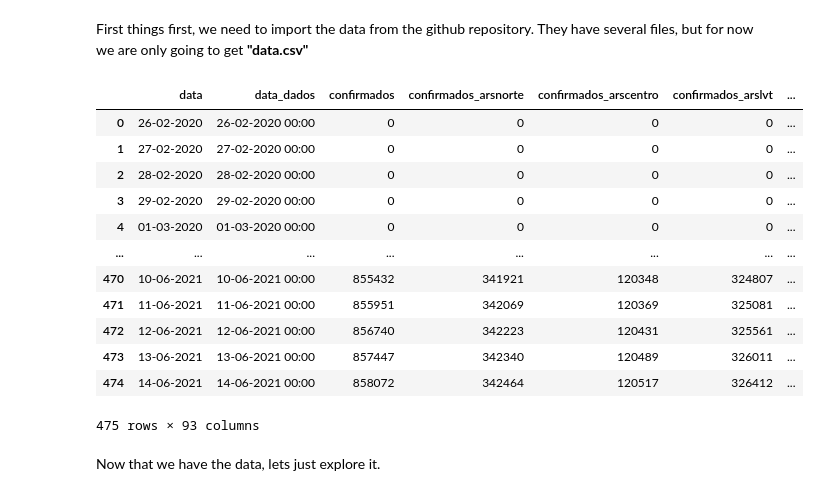
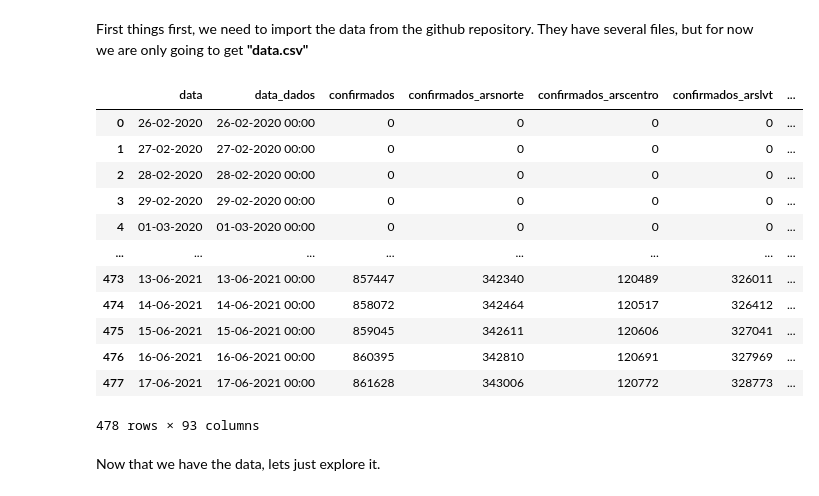
Before and after one commit to vohcolab/Covid-in-Portugal-Python-Workshop, a Jupyter notebook: Learning/Covid Portugal.ipynb, the cells around one changed output. Cells and saved outputs as stored; diff of their text form; code cells hidden in the pictures.

```diff
--- a/Learning/Covid Portugal.ipynb
+++ b/Learning/Covid Portugal.ipynb
@@ -57,21 +30,20 @@ pd.DataFrame(index = index, data = {"Founders":values})
 First things first, we need to import the data from the github repository. They have several files, but for now we are only going to get **"data.csv"**
 # %%
 covid_data = 'https://raw.githubusercontent.com/dssg-pt/covid19pt-data/master/data.csv'
-df = pd.read_csv(covid_data)
-df
+df = #...
 # %% [output]
 |  | data | data_dados | confirmados | confirmados_arsnorte | confirmados_arscentro | confirmados_arslvt | ... |
 | 0 | 26-02-2020 | 26-02-2020 00:00 | 0 | 0 | 0 | 0 | ... |
 | 1 | 27-02-2020 | 27-02-2020 00:00 | 0 | 0 | 0 | 0 | ... |
 | 2 | 28-02-2020 | 28-02-2020 00:00 | 0 | 0 | 0 | 0 | ... |
 | 3 | 29-02-2020 | 29-02-2020 00:00 | 0 | 0 | 0 | 0 | ... |
 | 4 | 01-03-2020 | 01-03-2020 00:00 | 0 | 0 | 0 | 0 | ... |
 | ... | ... | ... | ... | ... | ... | ... | ... |
-| 470 | 10-06-2021 | 10-06-2021 00:00 | 855432 | 341921 | 120348 | 324807 | ... |
-| 471 | 11-06-2021 | 11-06-2021 00:00 | 855951 | 342069 | 120369 | 325081 | ... |
-| 472 | 12-06-2021 | 12-06-2021 00:00 | 856740 | 342223 | 120431 | 325561 | ... |
 | 473 | 13-06-2021 | 13-06-2021 00:00 | 857447 | 342340 | 120489 | 326011 | ... |
 | 474 | 14-06-2021 | 14-06-2021 00:00 | 858072 | 342464 | 120517 | 326412 | ... |
+| 475 | 15-06-2021 | 15-06-2021 00:00 | 859045 | 342611 | 120606 | 327041 | ... |
+| 476 | 16-06-2021 | 16-06-2021 00:00 | 860395 | 342810 | 120691 | 327969 | ... |
+| 477 | 17-06-2021 | 17-06-2021 00:00 | 861628 | 343006 | 120772 | 328773 | ... |
-475 rows × 93 columns
+478 rows × 93 columns
 # %% [markdown]
 Now that we have the data, lets just explore it.
```
Also changed, not shown: parts of 58 cells of this notebook, 1 other file.
